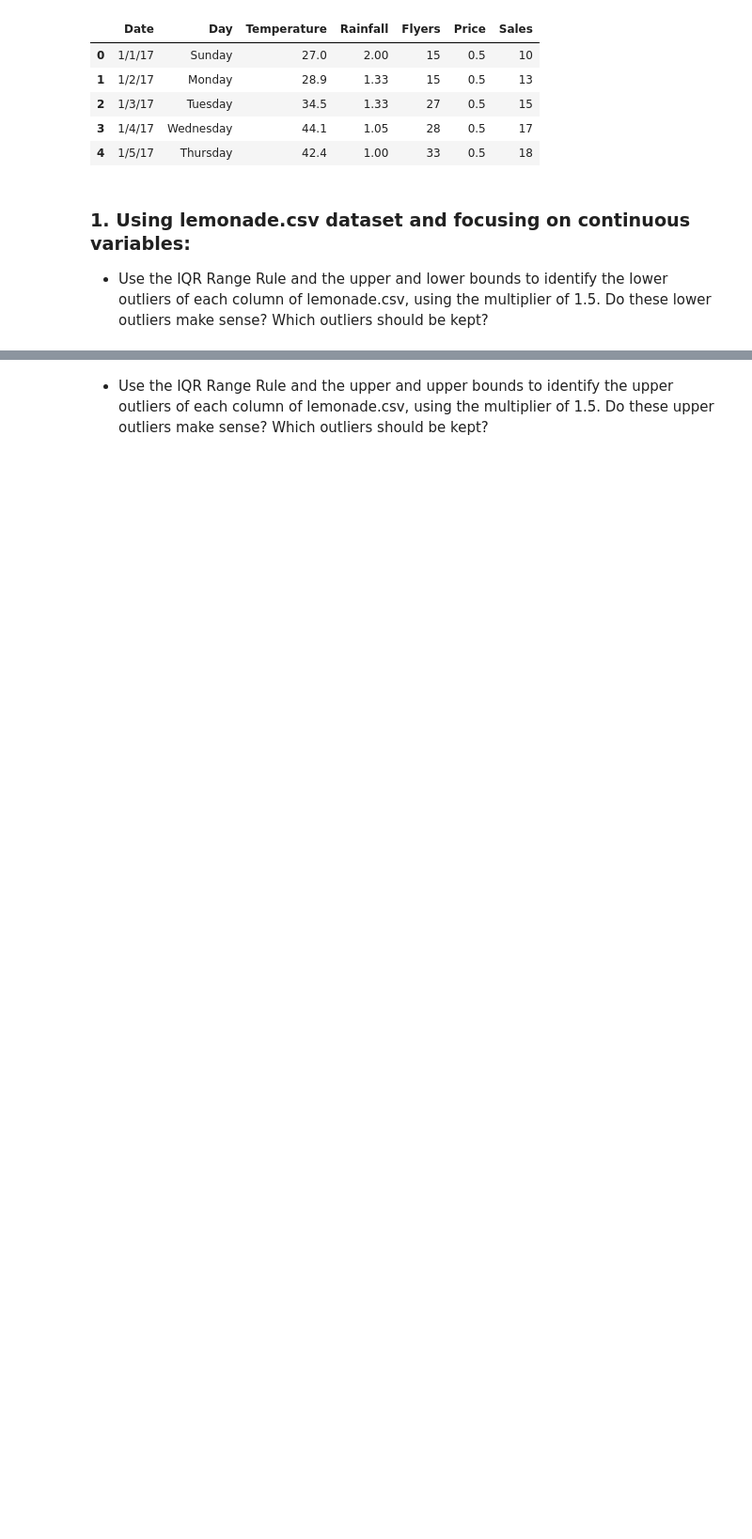
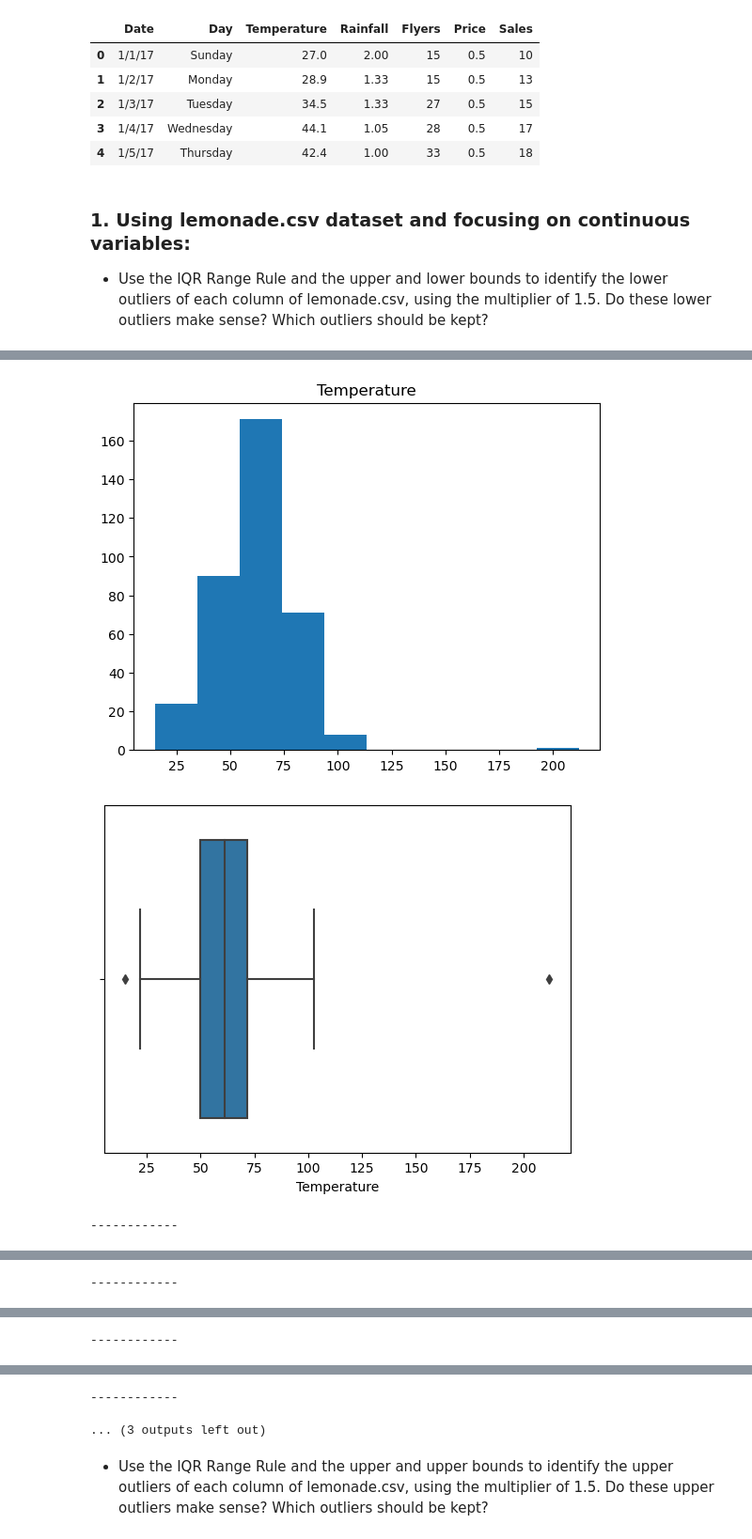
Before and after one commit to Brian-ONeil/anomaly-detection-exercises, a Jupyter notebook: continuous_probabilistic_methods.ipynb, the cells around one changed output, grey strips where cells are left out. Shown: that part at 94% size. Cells and saved outputs as stored; diff of their text form; code cells hidden in the pictures; blank space fills up the shorter version.

```diff
--- a/continuous_probabilistic_methods.ipynb
+++ b/continuous_probabilistic_methods.ipynb
@@ -21,0 +52,14 @@ df.head()
+# %%
+cols = df.columns.to_list()[2:]
+
+for col in cols:
+    plt.hist(df[col])
+    plt.title(col.replace('_',' ').capitalize())
+    plt.show()
+    sns.boxplot(data=df, x=col)
+    plt.show()
+    print('------------')
+# %% [output]
+[figure, added]
+[figure, added]
+------------
@@ -21,0 +68 @@ df.head()
+------------
@@ -21,0 +71 @@ df.head()
+------------
@@ -22,2 +74,4 @@ df.head()
+------------
+... (3 outputs left out)
 # %% [markdown]
 * Use the IQR Range Rule and the upper and upper bounds to identify the upper outliers of each column of lemonade.csv, using the multiplier of 1.5. Do these upper outliers make sense? Which outliers should be kept?
```
Also changed, not shown: parts of 8 cells of this notebook.
